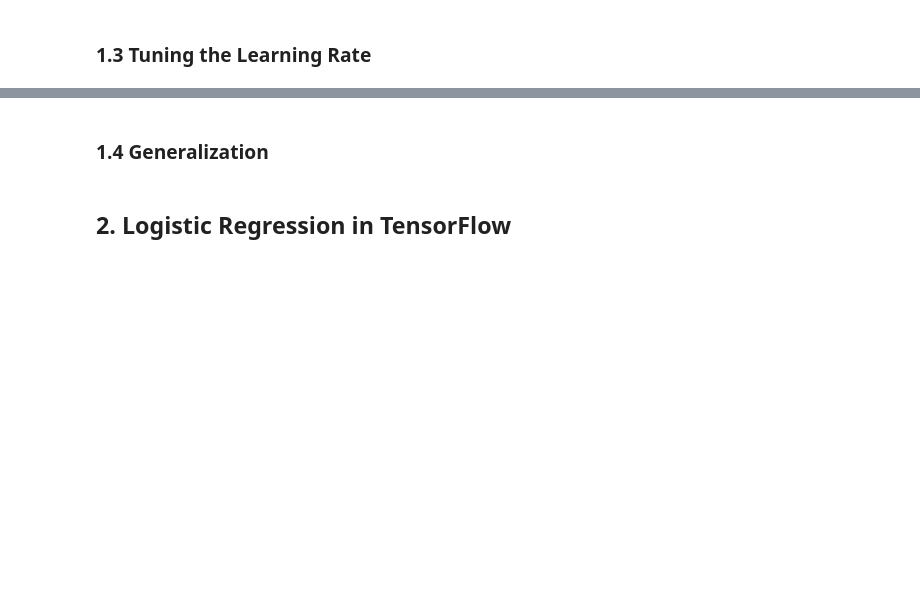
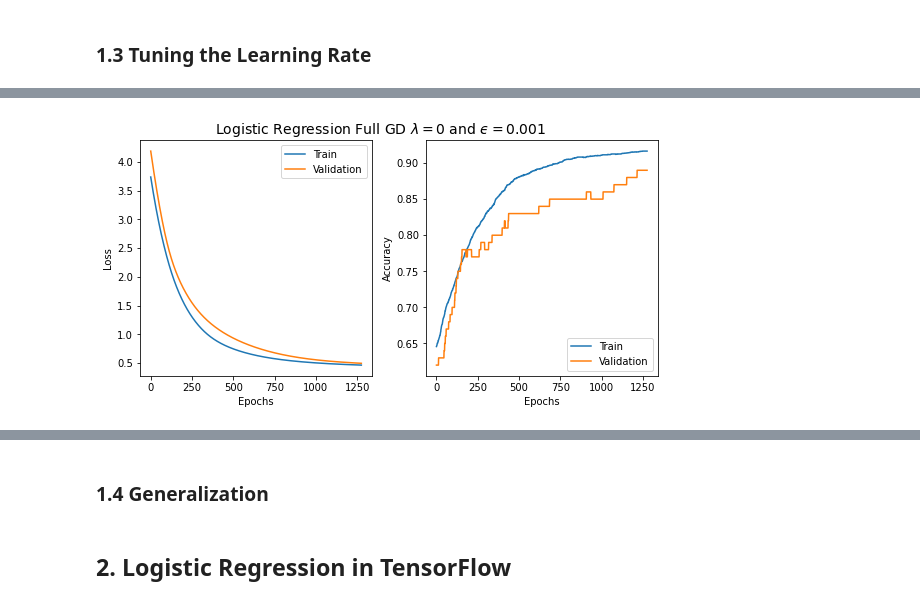
Before and after one commit to pranshumalik14/ece421-labs-hw, a Jupyter notebook: labs/lab1/lab1.ipynb, the cells around one changed output, grey strips where cells are left out. Saved outputs shown, nothing was run; the diff lists cells and outputs as text; code cells hidden in the pictures; blank space fills up the shorter version.

```diff
--- a/labs/lab1/lab1.ipynb
+++ b/labs/lab1/lab1.ipynb
@@ -147,0 +160,7 @@ plt.plot(accuracy_history[:, 1])
+# %%
+w_init = np.random.normal(0.001, 0.99, (X_train.shape[1], 1)) # initial weight vector
+_, loss_history_eps_0p001, accuracy_history_eps_0p001 = grad_descent(w_init, Xs, Ys, 0.001, 5000, 0)
+title  = r"Logistic Regression Full GD $\lambda={}$ and $ϵ={}$".format(0, 0.001)
+plot_learning_history(title, loss_history_eps_0p001[:, 0:2], accuracy_history_eps_0p001[:, 0:2])
+# %% [output]
+[figure, added]
```
Also changed, not shown: parts of 15 cells of this notebook.
